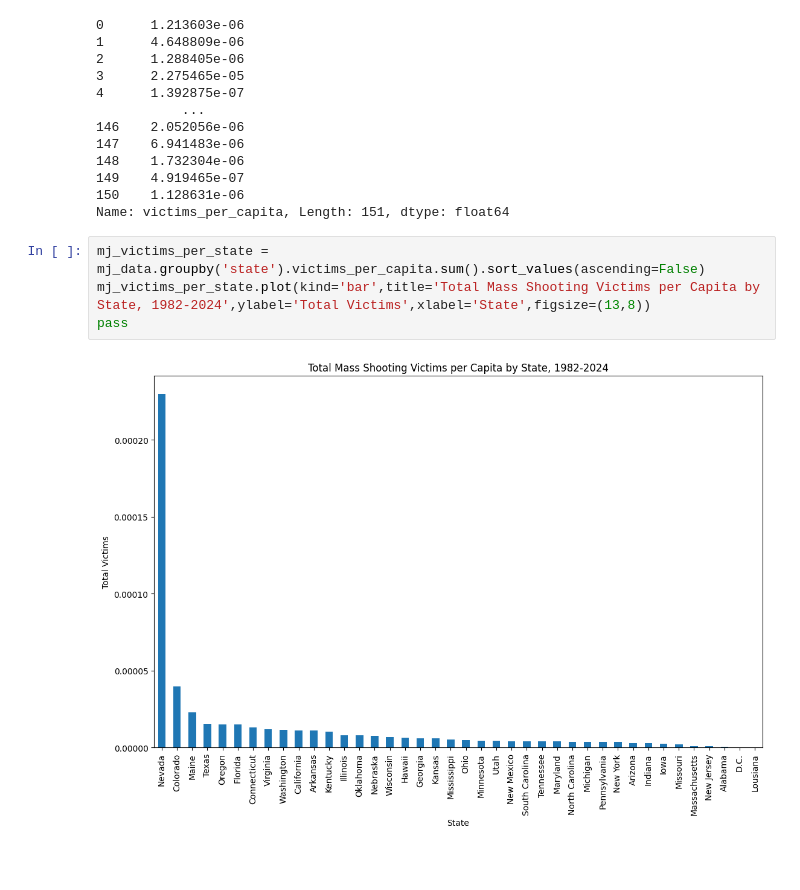
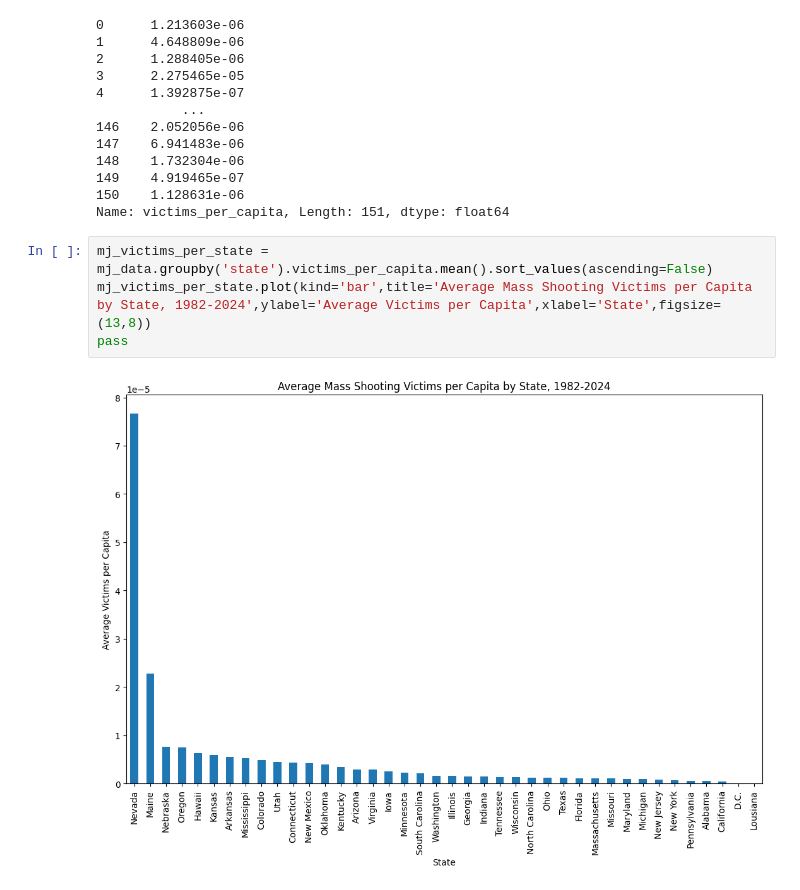
Before and after one commit to whitgroves/gun-law-efficacy, a Jupyter notebook: analysis.ipynb, the cells around one changed output. Cells and saved outputs as stored; diff of their text form; blank space fills up the shorter version.

```diff
--- a/analysis.ipynb
+++ b/analysis.ipynb
@@ -143,8 +144,8 @@ mj_data.victims_per_capita
 150    1.128631e-06
 Name: victims_per_capita, Length: 151, dtype: float64
 # %%
-mj_victims_per_state = mj_data.groupby('state').victims_per_capita.sum().sort_values(ascending=False)
-mj_victims_per_state.plot(kind='bar',title='Total Mass Shooting Victims per Capita by State, 1982-2024',ylabel='Total Victims',xlabel='State',figsize=(13,8))
+mj_victims_per_state = mj_data.groupby('state').victims_per_capita.mean().sort_values(ascending=False)
+mj_victims_per_state.plot(kind='bar',title='Average Mass Shooting Victims per Capita by State, 1982-2024',ylabel='Average Victims per Capita',xlabel='State',figsize=(13,8))
 pass
 # %% [output]
-[figure, old version]
+[figure, new version]
```
Also changed, not shown: parts of 9 cells of this notebook, 1 other file.
